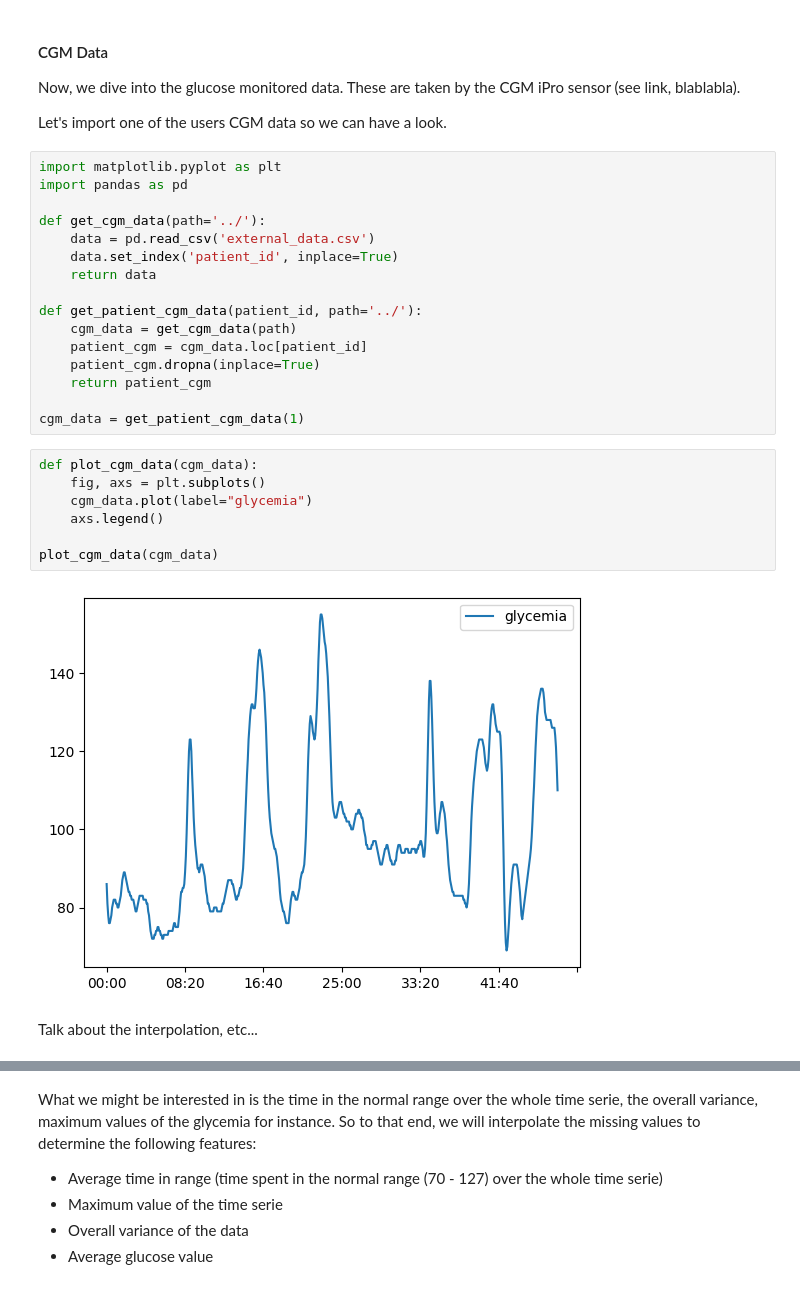
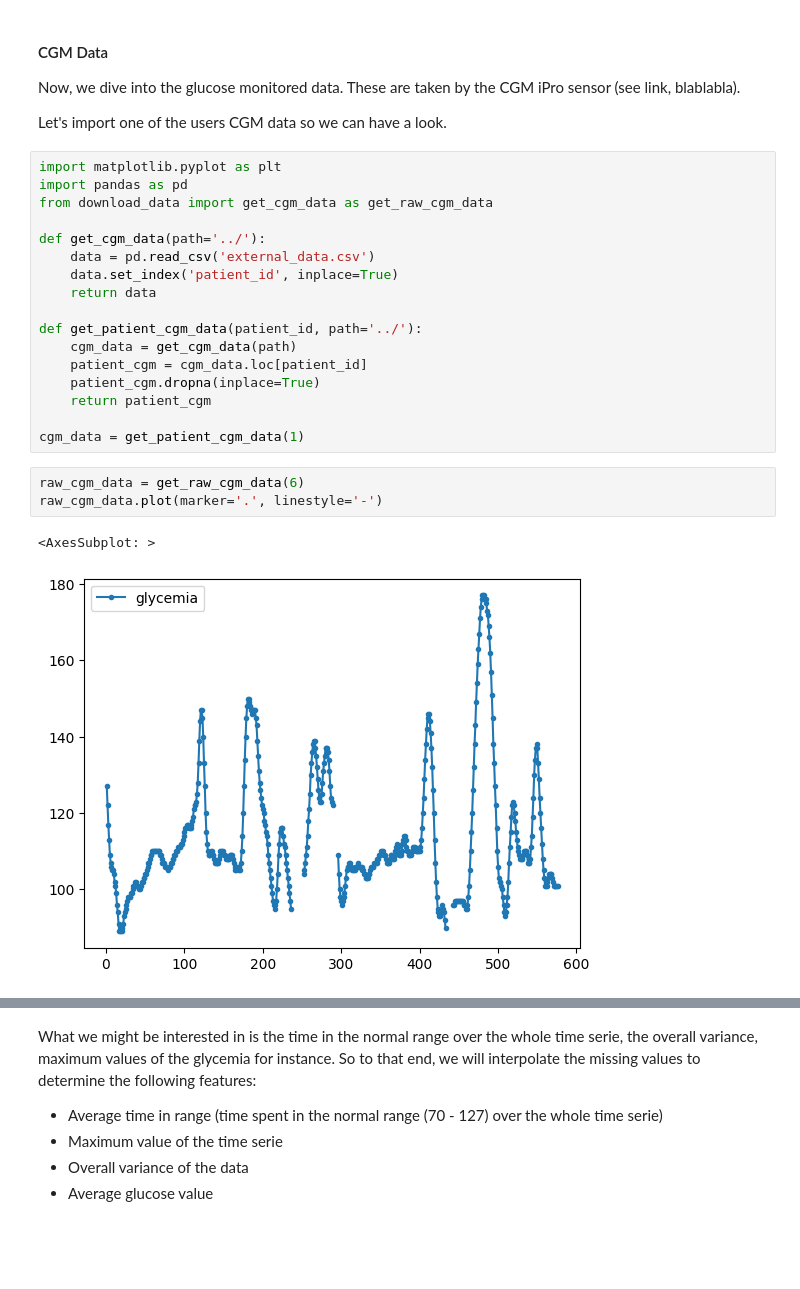
Before and after one commit to AlexandreChaussard/Datacamp-Project, a Jupyter notebook: DT2_starting_kit.ipynb, the cells around one changed output, grey strips where cells are left out. Cells and saved outputs as stored; diff of their text form; blank space fills up the shorter version.

```diff
--- a/DT2_starting_kit.ipynb
+++ b/DT2_starting_kit.ipynb
@@ -236,6 +236,7 @@ Let's import one of the users CGM data so we can have a look.
 # %%
 import matplotlib.pyplot as plt
 import pandas as pd
+from download_data import get_cgm_data as get_raw_cgm_data
 
 def get_cgm_data(path='../'):
     data = pd.read_csv('external_data.csv')
@@ -249,14 +250,9 @@ def get_patient_cgm_data(patient_id, path='../'):
     return patient_cgm
 
 cgm_data = get_patient_cgm_data(1)
-# %%
-def plot_cgm_data(cgm_data):
-    fig, axs = plt.subplots()
-    cgm_data.plot(label="glycemia")
-    axs.legend()
-
-plot_cgm_data(cgm_data)
-# %% [output]
-[figure, removed]
-# %% [markdown]
-Talk about the interpolation, etc...
+# %%
+raw_cgm_data = get_raw_cgm_data(6)
+raw_cgm_data.plot(marker='.', linestyle='-')
+# %% [output]
+<AxesSubplot: >
+[figure, added]
```
Also changed, not shown: parts of 2 cells of this notebook, 4 other files.
